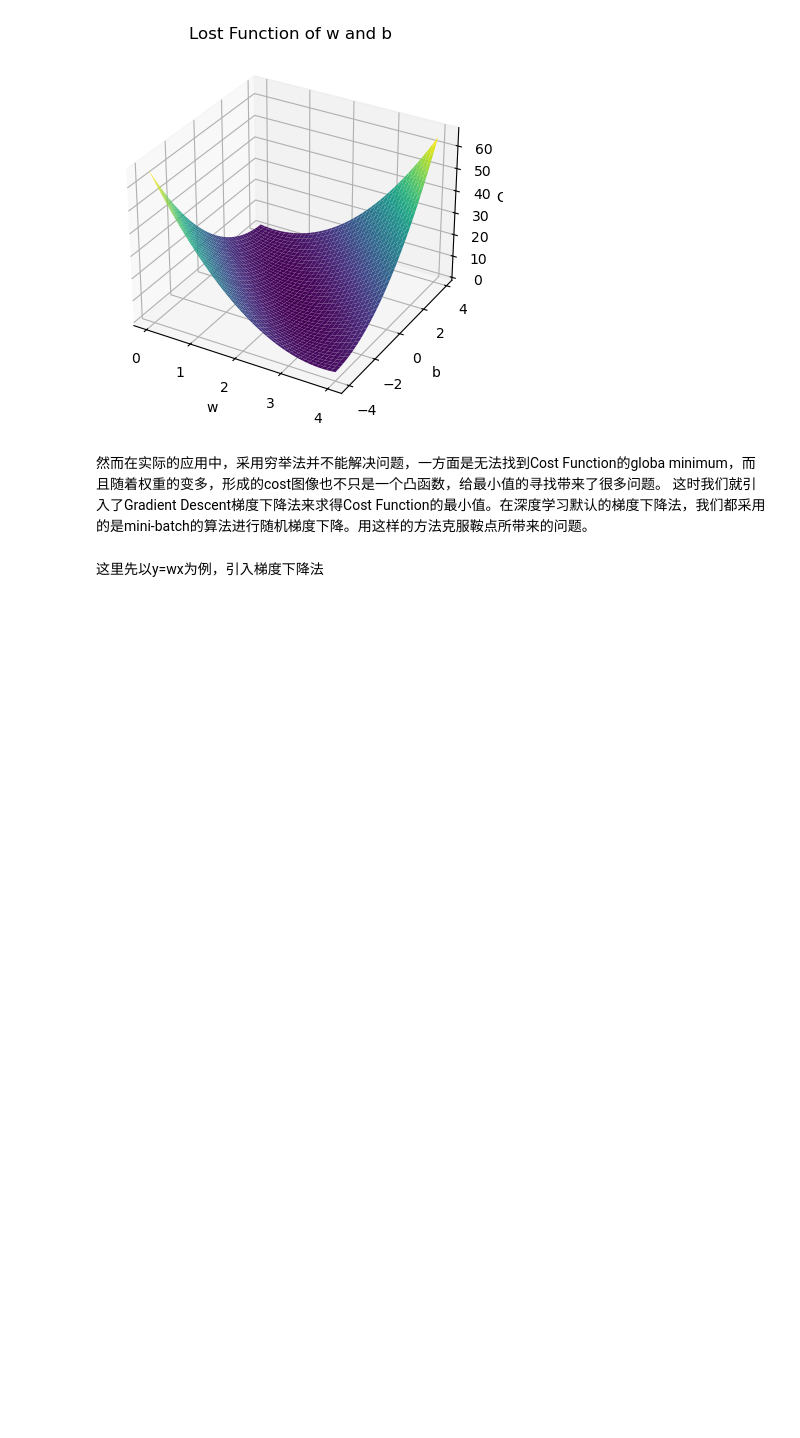
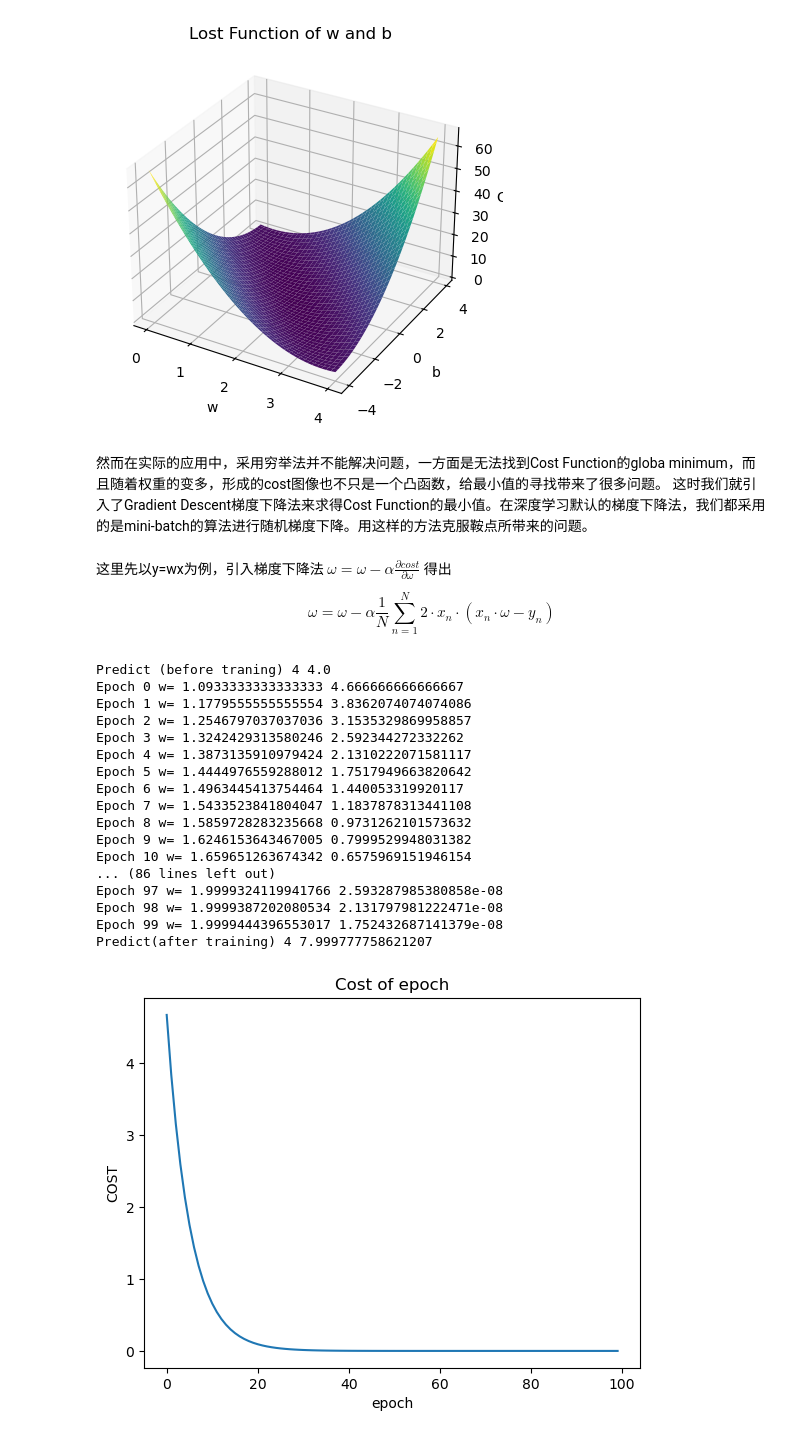
Before and after one commit to minglei0706/ML_practice, a Jupyter notebook: linear model.ipynb, the cells around one changed output. Saved outputs shown, nothing was run; the diff lists cells and outputs as text; code cells hidden in the pictures; blank space fills up the shorter version.

Commit message:
linear model with gradient descent and back propagation

```diff
--- a/linear model.ipynb
+++ b/linear model.ipynb
@@ -138,4 +138,68 @@ b= -2.699999999999999
 然而在实际的应用中，采用穷举法并不能解决问题，一方面是无法找到Cost Function的globa minimum，而且随着权重的变多，形成的cost图像也不只是一个凸函数，给最小值的寻找带来了很多问题。
 这时我们就引入了Gradient Descent梯度下降法来求得Cost Function的最小值。在深度学习默认的梯度下降法，我们都采用的是mini-batch的算法进行随机梯度下降。用这样的方法克服鞍点所带来的问题。
 # %% [markdown]
-这里先以y=wx为例，引入梯度下降法
+这里先以y=wx为例，引入梯度下降法 $ \omega = \omega - \alpha\frac{\partial cost}{\partial \omega} $ 得出
+
+$$
+\omega = \omega - \alpha \frac{1}{N}\sum_{n=1}^N 2\cdot x_n \cdot (x_n \cdot \omega - y_n)
+$$
+# %%
+import matplotlib.pyplot as plt
+
+x_data = [1.0, 2.0, 3.0]
+y_data = [2.0, 4.0, 6.0]
+
+w=1.0
+
+# model defination
+def forward(x):
+    return x*w
+
+def cost(xs,ys):
+    cost = 0
+    for x,y in zip(xs,ys):
+        y_pred = forward(x)
+        cost += (y_pred - y)**2
+    return cost / len(xs)
+
+def gradient(xs,ys):
+    grad = 0
+    for x,y in zip(xs,ys):
+        grad += 2*x*(x*w - y)
+    return grad/len(xs)
+
+cost_value = []
+
+print('Predict (before traning)',4,forward(4))
+for epoch in range(100):
+    cost_val = cost(x_data,y_data)
+    grad_val = gradient(x_data,y_data)
+    w -=0.01*grad_val
+    cost_value.append(cost_val)
+    print('Epoch',epoch, 'w=',w, cost_val)
+print('Predict(after training)',4,forward(4))
+
+plt.plot(range(100),cost_value)
+plt.xlabel('epoch')
+plt.ylabel('COST')
+plt.title('Cost of epoch')
+plt.show()
+# %% [output]
+Predict (before traning) 4 4.0
+Epoch 0 w= 1.0933333333333333 4.666666666666667
+Epoch 1 w= 1.1779555555555554 3.8362074074074086
+Epoch 2 w= 1.2546797037037036 3.1535329869958857
+Epoch 3 w= 1.3242429313580246 2.592344272332262
+Epoch 4 w= 1.3873135910979424 2.1310222071581117
+Epoch 5 w= 1.4444976559288012 1.7517949663820642
+Epoch 6 w= 1.4963445413754464 1.440053319920117
+Epoch 7 w= 1.5433523841804047 1.1837878313441108
+Epoch 8 w= 1.5859728283235668 0.9731262101573632
+Epoch 9 w= 1.6246153643467005 0.7999529948031382
+Epoch 10 w= 1.659651263674342 0.6575969151946154
+... (86 lines left out)
+Epoch 97 w= 1.9999324119941766 2.593287985380858e-08
+Epoch 98 w= 1.9999387202080534 2.131797981222471e-08
+Epoch 99 w= 1.9999444396553017 1.752432687141379e-08
+Predict(after training) 4 7.999777758621207
+[figure, added]
```
Also changed, not shown: parts of 5 cells of this notebook.
